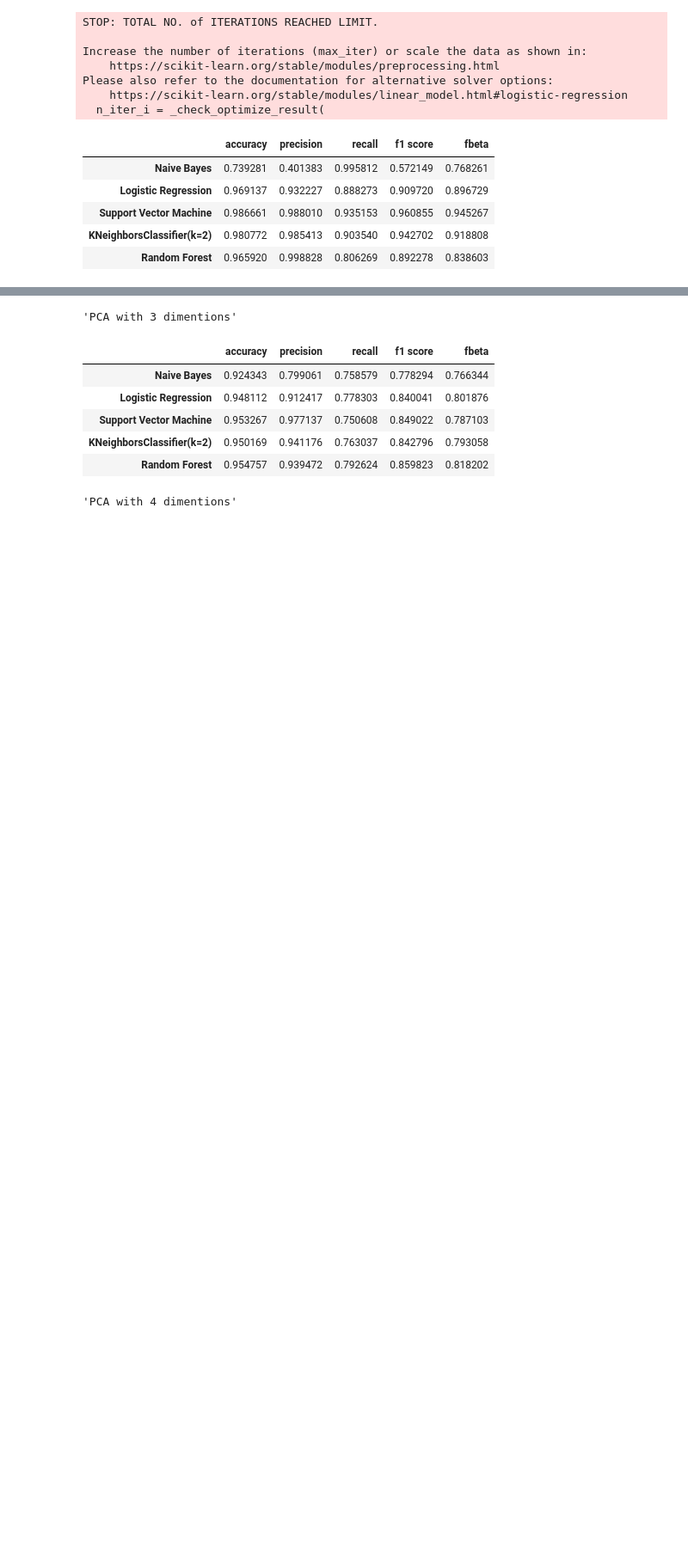
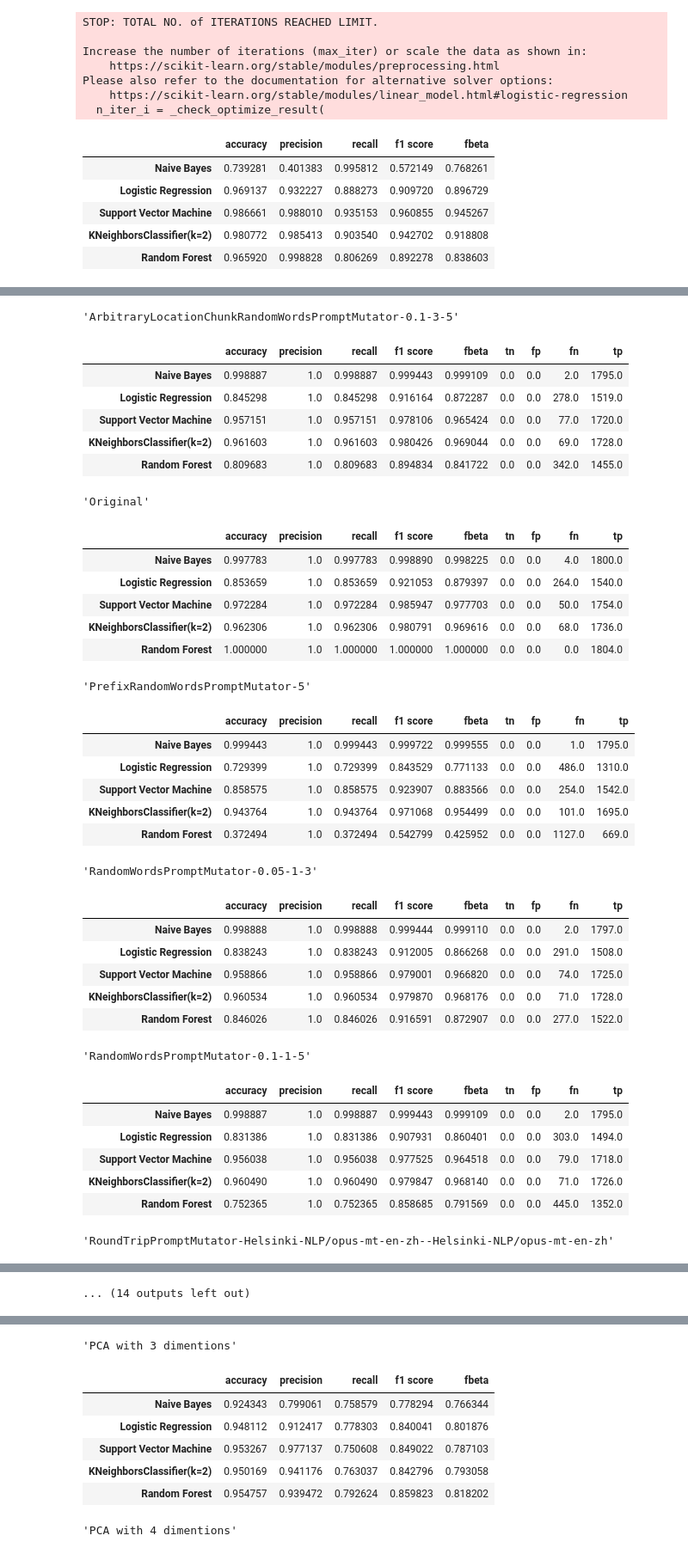
Before and after one commit to ariel-zilber/prompt-security, a Jupyter notebook: notebooks/6_embedding_classifer.ipynb, the cells around one changed output, grey strips where cells are left out. Shown at 86% size. Drawn from its saved outputs; the diff is of its cells as text; code cells hidden in the pictures; blank space fills up the shorter version.

```diff
--- a/notebooks/6_embedding_classifer.ipynb
+++ b/notebooks/6_embedding_classifer.ipynb
@@ -330,0 +323,16 @@ evaluate_fit_classifiers(X_test_rephrase,y_test_rephrase,classifiers_fit_embeddi
+# %%
+X=df[["Embedding"]]
+y=df[["Label"]]
+X_train, X_test, y_train, y_test = train_test_split(X, y, test_size=0.2, random_state=42)
+X_train = pd.DataFrame(X_train["Embedding"].to_list())
+y_train = y_train["Label"]
+X_test = pd.DataFrame(X_test["Embedding"].to_list())
+y_test = y_test["Label"]
+# %%
+classifiers_fit_embedding_all=get_fit_classifiers(X_train, y_train,[
+    ("Naive Bayes", GaussianNB()),
+    ("Logistic Regression", LogisticRegression()),
+    ("Support Vector Machine", svm.SVC()),
+    ("KNeighborsClassifier(k=2)",KNeighborsClassifier(2)),
+    ("Random Forest", RandomForestClassifier())
+])
@@ -330,0 +347,42 @@ evaluate_fit_classifiers(X_test_rephrase,y_test_rephrase,classifiers_fit_embeddi
+# %%
+for group_label,_ in df_variations_ds.groupby("Group"):
+  display(group_label)
+  x_g,y_g=get_by_group_embedding_features(df_variations_ds,group_label)
+  display(evaluate_fit_classifiers(x_g,y_g,classifiers_fit_embedding_all))
+# %% [output]
+'ArbitraryLocationChunkRandomWordsPromptMutator-0.1-3-5'
+|  | accuracy | precision | recall | f1 score | fbeta | tn | fp | fn | tp |
+| Naive Bayes | 0.998887 | 1.0 | 0.998887 | 0.999443 | 0.999109 | 0.0 | 0.0 | 2.0 | 1795.0 |
+| Logistic Regression | 0.845298 | 1.0 | 0.845298 | 0.916164 | 0.872287 | 0.0 | 0.0 | 278.0 | 1519.0 |
+| Support Vector Machine | 0.957151 | 1.0 | 0.957151 | 0.978106 | 0.965424 | 0.0 | 0.0 | 77.0 | 1720.0 |
+| KNeighborsClassifier(k=2) | 0.961603 | 1.0 | 0.961603 | 0.980426 | 0.969044 | 0.0 | 0.0 | 69.0 | 1728.0 |
+| Random Forest | 0.809683 | 1.0 | 0.809683 | 0.894834 | 0.841722 | 0.0 | 0.0 | 342.0 | 1455.0 |
+'Original'
+|  | accuracy | precision | recall | f1 score | fbeta | tn | fp | fn | tp |
+| Naive Bayes | 0.997783 | 1.0 | 0.997783 | 0.998890 | 0.998225 | 0.0 | 0.0 | 4.0 | 1800.0 |
+| Logistic Regression | 0.853659 | 1.0 | 0.853659 | 0.921053 | 0.879397 | 0.0 | 0.0 | 264.0 | 1540.0 |
+| Support Vector Machine | 0.972284 | 1.0 | 0.972284 | 0.985947 | 0.977703 | 0.0 | 0.0 | 50.0 | 1754.0 |
+| KNeighborsClassifier(k=2) | 0.962306 | 1.0 | 0.962306 | 0.980791 | 0.969616 | 0.0 | 0.0 | 68.0 | 1736.0 |
+| Random Forest | 1.000000 | 1.0 | 1.000000 | 1.000000 | 1.000000 | 0.0 | 0.0 | 0.0 | 1804.0 |
+'PrefixRandomWordsPromptMutator-5'
+|  | accuracy | precision | recall | f1 score | fbeta | tn | fp | fn | tp |
+| Naive Bayes | 0.999443 | 1.0 | 0.999443 | 0.999722 | 0.999555 | 0.0 | 0.0 | 1.0 | 1795.0 |
+| Logistic Regression | 0.729399 | 1.0 | 0.729399 | 0.843529 | 0.771133 | 0.0 | 0.0 | 486.0 | 1310.0 |
+| Support Vector Machine | 0.858575 | 1.0 | 0.858575 | 0.923907 | 0.883566 | 0.0 | 0.0 | 254.0 | 1542.0 |
+| KNeighborsClassifier(k=2) | 0.943764 | 1.0 | 0.943764 | 0.971068 | 0.954499 | 0.0 | 0.0 | 101.0 | 1695.0 |
+| Random Forest | 0.372494 | 1.0 | 0.372494 | 0.542799 | 0.425952 | 0.0 | 0.0 | 1127.0 | 669.0 |
+'RandomWordsPromptMutator-0.05-1-3'
+|  | accuracy | precision | recall | f1 score | fbeta | tn | fp | fn | tp |
+| Naive Bayes | 0.998888 | 1.0 | 0.998888 | 0.999444 | 0.999110 | 0.0 | 0.0 | 2.0 | 1797.0 |
+| Logistic Regression | 0.838243 | 1.0 | 0.838243 | 0.912005 | 0.866268 | 0.0 | 0.0 | 291.0 | 1508.0 |
+| Support Vector Machine | 0.958866 | 1.0 | 0.958866 | 0.979001 | 0.966820 | 0.0 | 0.0 | 74.0 | 1725.0 |
+| KNeighborsClassifier(k=2) | 0.960534 | 1.0 | 0.960534 | 0.979870 | 0.968176 | 0.0 | 0.0 | 71.0 | 1728.0 |
+| Random Forest | 0.846026 | 1.0 | 0.846026 | 0.916591 | 0.872907 | 0.0 | 0.0 | 277.0 | 1522.0 |
+'RandomWordsPromptMutator-0.1-1-5'
+|  | accuracy | precision | recall | f1 score | fbeta | tn | fp | fn | tp |
+| Naive Bayes | 0.998887 | 1.0 | 0.998887 | 0.999443 | 0.999109 | 0.0 | 0.0 | 2.0 | 1795.0 |
+| Logistic Regression | 0.831386 | 1.0 | 0.831386 | 0.907931 | 0.860401 | 0.0 | 0.0 | 303.0 | 1494.0 |
+| Support Vector Machine | 0.956038 | 1.0 | 0.956038 | 0.977525 | 0.964518 | 0.0 | 0.0 | 79.0 | 1718.0 |
+| KNeighborsClassifier(k=2) | 0.960490 | 1.0 | 0.960490 | 0.979847 | 0.968140 | 0.0 | 0.0 | 71.0 | 1726.0 |
+| Random Forest | 0.752365 | 1.0 | 0.752365 | 0.858685 | 0.791569 | 0.0 | 0.0 | 445.0 | 1352.0 |
+'RoundTripPromptMutator-Helsinki-NLP/opus-mt-en-zh--Helsinki-NLP/opus-mt-en-zh'
@@ -330,0 +395 @@ evaluate_fit_classifiers(X_test_rephrase,y_test_rephrase,classifiers_fit_embeddi
+... (14 outputs left out)
```
Also changed, not shown: parts of 14 cells of this notebook.
